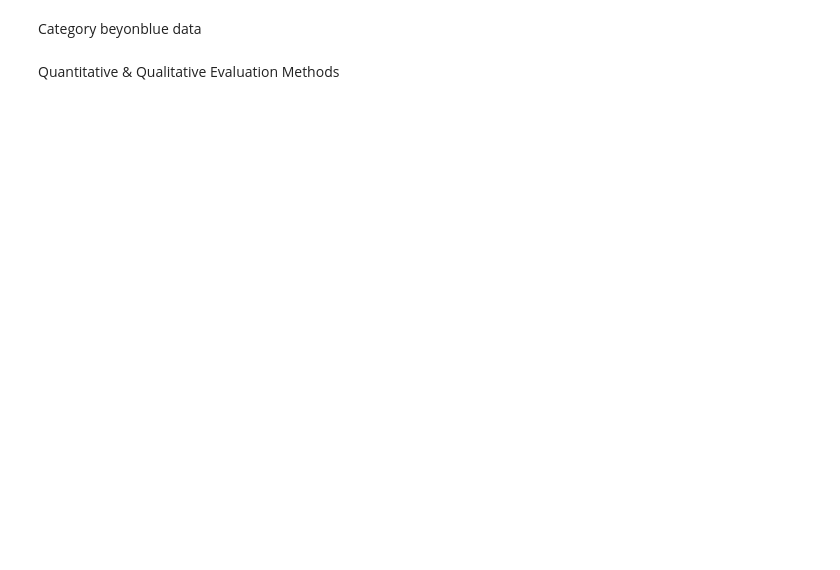
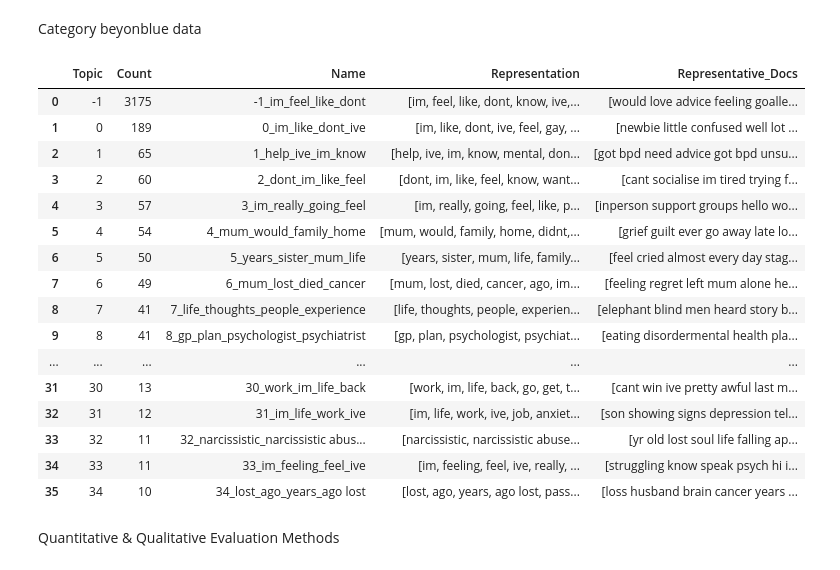
Before and after one commit to Rainman4301/LLM_NetworkMoel_MentalHealth, a Jupyter notebook: mental_health_analysis.ipynb, the cells around one changed output. Cells and saved outputs as stored; diff of their text form; code cells hidden in the pictures; blank space fills up the shorter version.

```diff
--- a/mental_health_analysis.ipynb
+++ b/mental_health_analysis.ipynb
@@ -1481,35 +1492,53 @@ Category beyonblue data
 import pandas as pd
 
 beyondblue_df = pd.read_csv(os.path.join(current_dir, "data", "beyondblue_data", "clean","cleaned_beyondblue_all_text_2015up.csv"))
-beyondblue_documents = beyondblue_df["title_content_comments"].copy().sample(frac=1, random_state=42).head(500)
+beyondblue_documents = beyondblue_df["title_content_comments"].copy().sample(frac=1, random_state=42)
 beyondblue_documents = beyondblue_documents.apply(lambda x: clean_operator.text_preprocessing(x, regex=True, lower_case=True, remove_stop_word=True, return_tokens = False)).tolist()
 
 
 
 #  Step 4: Fit BERTopic with the Custom MentalBERT Embedding
 from bertopic import BERTopic
 
 beyondblue_embeddings = mentalbert_sentence_model.encode(
     beyondblue_documents,
     batch_size=32,
     convert_to_numpy=True,
     normalize_embeddings=True,
     show_progress_bar=True
 )
 
 
 
 # Initialize and fit BERTopic with mentalbert beyondblue_embeddings
 topic_model = BERTopic(embedding_model=mentalbert_sentence_model,
                        top_n_words=15,
-                       nr_topics=11,
+                    #    nr_topics=11,
                        n_gram_range =(1, 3)) # Use unigrams and bigrams
 
 topics, probs = topic_model.fit_transform(beyondblue_documents,embeddings=beyondblue_embeddings)
 
 # Step 5: Review the Topics
 # View topic summaries
 topic_model.get_topic_info()
+# %% [output]
+|  | Topic | Count | Name | Representation | Representative_Docs |
+| 0 | -1 | 3175 | -1_im_feel_like_dont | [im, feel, like, dont, know, ive,... | [would love advice feeling goalle... |
+| 1 | 0 | 189 | 0_im_like_dont_ive | [im, like, dont, ive, feel, gay, ... | [newbie little confused well lot ... |
+| 2 | 1 | 65 | 1_help_ive_im_know | [help, ive, im, know, mental, don... | [got bpd need advice got bpd unsu... |
+| 3 | 2 | 60 | 2_dont_im_like_feel | [dont, im, like, feel, know, want... | [cant socialise im tired trying f... |
+| 4 | 3 | 57 | 3_im_really_going_feel | [im, really, going, feel, like, p... | [inperson support groups hello wo... |
+| 5 | 4 | 54 | 4_mum_would_family_home | [mum, would, family, home, didnt,... | [grief guilt ever go away late lo... |
+| 6 | 5 | 50 | 5_years_sister_mum_life | [years, sister, mum, life, family... | [feel cried almost every day stag... |
+| 7 | 6 | 49 | 6_mum_lost_died_cancer | [mum, lost, died, cancer, ago, im... | [feeling regret left mum alone he... |
+| 8 | 7 | 41 | 7_life_thoughts_people_experience | [life, thoughts, people, experien... | [elephant blind men heard story b... |
+| 9 | 8 | 41 | 8_gp_plan_psychologist_psychiatrist | [gp, plan, psychologist, psychiat... | [eating disordermental health pla... |
+| ... | ... | ... | ... | ... | ... |
+| 31 | 30 | 13 | 30_work_im_life_back | [work, im, life, back, go, get, t... | [cant win ive pretty awful last m... |
+| 32 | 31 | 12 | 31_im_life_work_ive | [im, life, work, ive, job, anxiet... | [son showing signs depression tel... |
+| 33 | 32 | 11 | 32_narcissistic_narcissistic abus... | [narcissistic, narcissistic abuse... | [yr old lost soul life falling ap... |
+| 34 | 33 | 11 | 33_im_feeling_feel_ive | [im, feeling, feel, ive, really, ... | [struggling know speak psych hi i... |
+| 35 | 34 | 10 | 34_lost_ago_years_ago lost | [lost, ago, years, ago lost, pass... | [loss husband brain cancer years ... |
 # %% [markdown]
 Quantitative & Qualitative Evaluation Methods
 # %%
```
Also changed, not shown: parts of 12 cells of this notebook, 1 other file.
